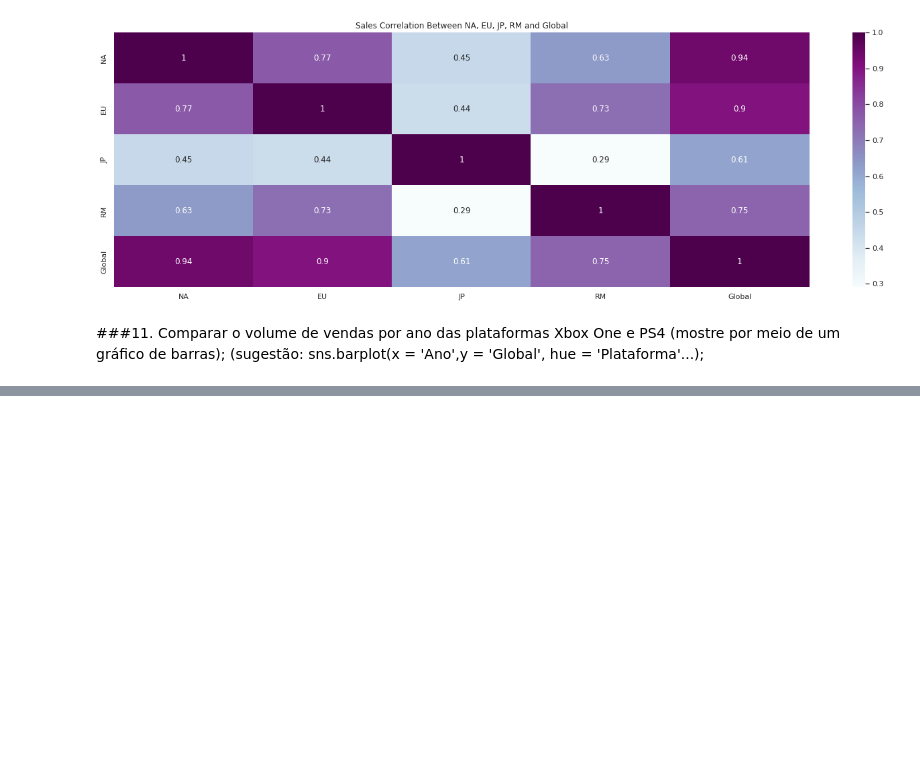
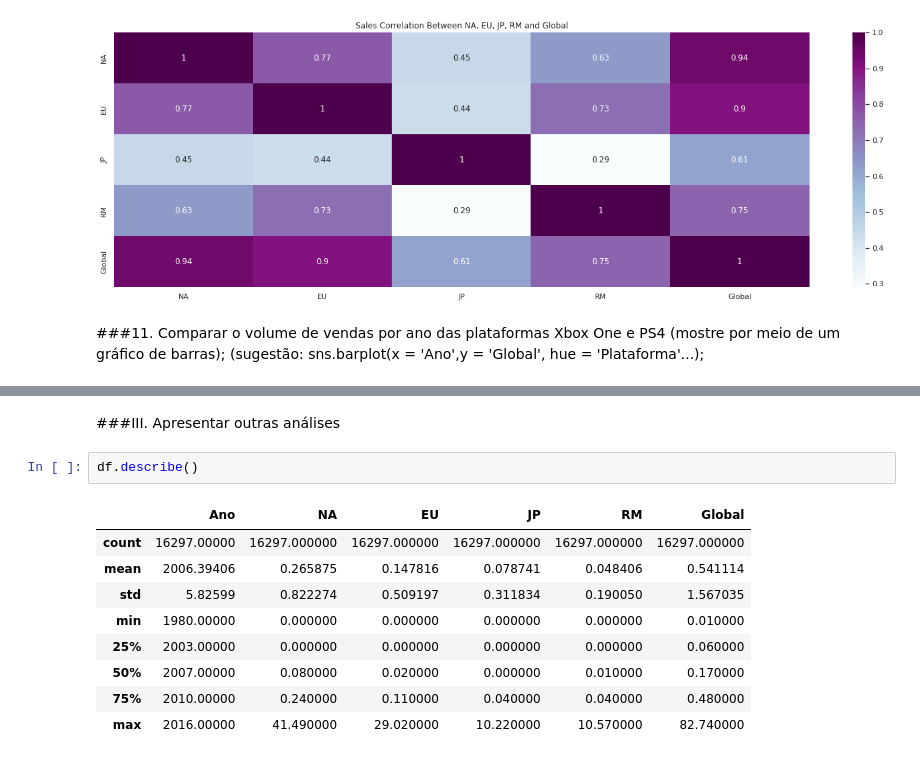
Before and after one commit to nicholascfp/DSBD, a Jupyter notebook: Notebooks/Tarefa_3_6_Nícholas.ipynb, the cells around one changed output, grey strips where cells are left out. Drawn from its saved outputs; the diff is of its cells as text; blank space fills up the shorter version.

```diff
--- a/Notebooks/Tarefa_3_6_Nícholas.ipynb
+++ b/Notebooks/Tarefa_3_6_Nícholas.ipynb
@@ -419,0 +464,14 @@ UndefinedVariableError: ignored
+# %% [markdown]
+###III. Apresentar outras análises
+# %%
+df.describe()
+# %% [output]
+|  | Ano | NA | EU | JP | RM | Global |
+| count | 16297.00000 | 16297.000000 | 16297.000000 | 16297.000000 | 16297.000000 | 16297.000000 |
+| mean | 2006.39406 | 0.265875 | 0.147816 | 0.078741 | 0.048406 | 0.541114 |
+| std | 5.82599 | 0.822274 | 0.509197 | 0.311834 | 0.190050 | 1.567035 |
+| min | 1980.00000 | 0.000000 | 0.000000 | 0.000000 | 0.000000 | 0.010000 |
+| 25% | 2003.00000 | 0.000000 | 0.000000 | 0.000000 | 0.000000 | 0.060000 |
+| 50% | 2007.00000 | 0.080000 | 0.020000 | 0.000000 | 0.010000 | 0.170000 |
+| 75% | 2010.00000 | 0.240000 | 0.110000 | 0.040000 | 0.040000 | 0.480000 |
+| max | 2016.00000 | 41.490000 | 29.020000 | 10.220000 | 10.570000 | 82.740000 |
```
Also changed, not shown: parts of 5 cells of this notebook.
